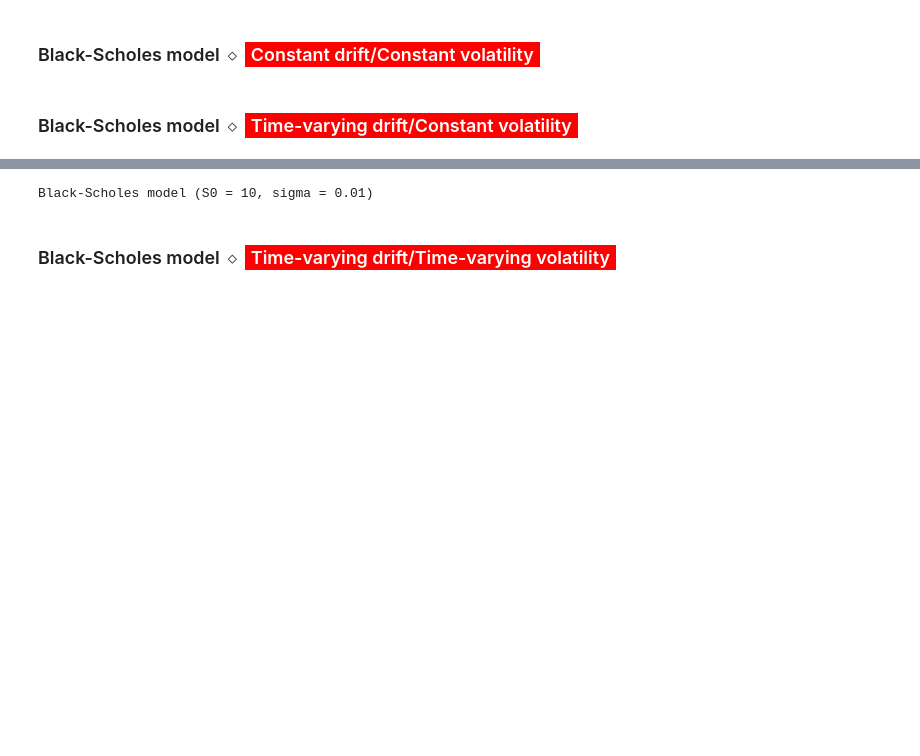
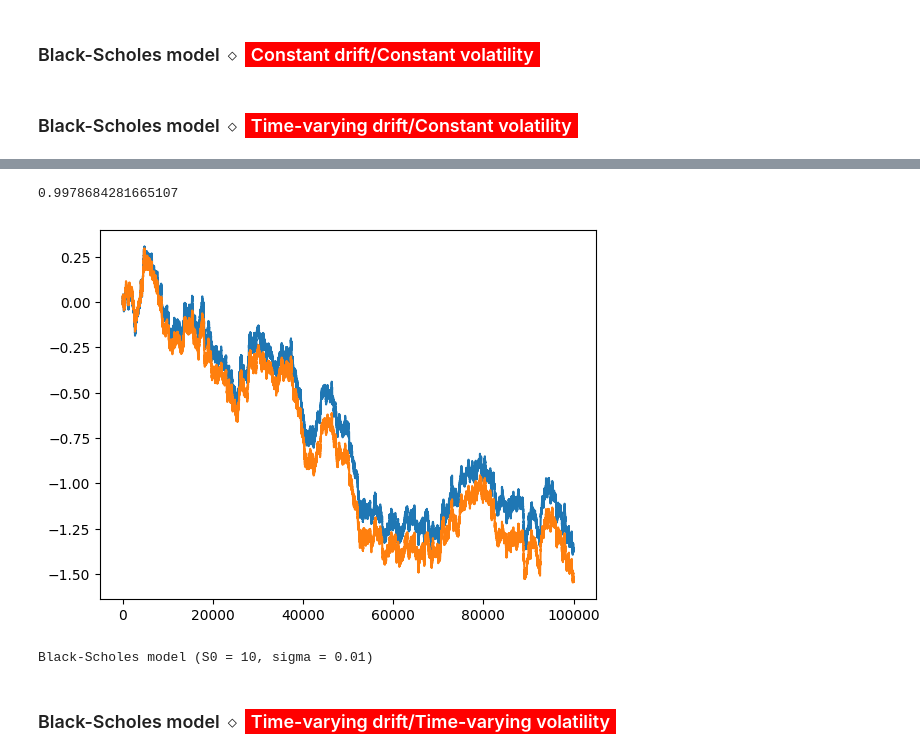
Before and after one commit to lcsrodriguez/CuttingEdge-Milliman, a Jupyter notebook: main.ipynb, the cells around one changed output, grey strips where cells are left out. Cells and saved outputs as stored; diff of their text form; code cells hidden in the pictures; blank space fills up the shorter version.

```diff
--- a/main.ipynb
+++ b/main.ipynb
@@ -550,31 +546,0 @@ class EquityModel(Model):
-# %%
-def generate_correlated_brownians(rho: float = 0.5,
-                                  T: float = 1.0,
-                                  N: int = _MAX_STEPS) -> np.ndarray:
-    """
-    Function which generates a series of two Brownian motions correlated by the given
-    factor $\rho$
-    """
-
-    # Creating the correlation matrix
-    C = np.array([[1, rho], [rho, 1]])
-
-    # Performing the Cholesky decomposition
-    L = np.linalg.cholesky(C) # L is the lower triangular matrix, L.T is the upper triangular matrix
-
-    # Setting up the time step
-    dT = T/N
-
-    # Creation of 2 Brownian motions with N steps
-    X = np.random.normal(0, (dT**(1/2)), (2, N))
-
-    # Find the correlated paths
-    CX = np.dot(L, X)
-    #print(CX)
-
-    # Plot the correlated paths
-    for path in CX:
-        plt.plot(path.cumsum())
-
-    # Print the correlation matrix
-    print(np.corrcoef(CX.cumsum(axis=1))[1][0])
@@ -585,0 +582,8 @@ generate_correlated_brownians(rho=-0.99)
+# %%
+def generate_correlated_brownians(*args, **kwargs) -> np.ndarray:
+    """
+    Function which generates a series of two Brownian motions correlated by the given
+    factor $\rho$
+    """
+    CX = generate_correlated_gaussians(*args, **kwargs)
+    return [path.cumsum() for path in CX]
@@ -586,3 +596,9 @@ generate_correlated_brownians(rho=-0.99)
+# %%
+for path in generate_correlated_brownians(rho=0.99):
+    plt.plot(path)
+# %% [output]
+0.9978684281665107
+[figure, added]
 # %%
 class BlackScholesModel(EquityModel):
     MODEL_NAME = "BLACK-SCHOLES"
@@ -677,10 +693,10 @@ sigma = 1e-2
 rho = 0.4
 r = VasicekModel(0.01875, 0.20, 0.01, 0.012)
 model = BlackScholesModel(S0, r, sigma, rho)
-# %%
-model
-# %% [output]
-Black-Scholes model (S0 = 10, sigma = 0.01)
+# %%
+model
+# %% [output]
+Black-Scholes model (S0 = 10, sigma = 0.01)
 # %% [markdown]
 ### Black-Scholes model $\diamond$ <span style="background:red; color:white; padding: 2px 6px">Time-varying drift/Time-varying volatility</span>
 # %% [markdown]
```
Also changed, not shown: parts of 48 cells of this notebook.
